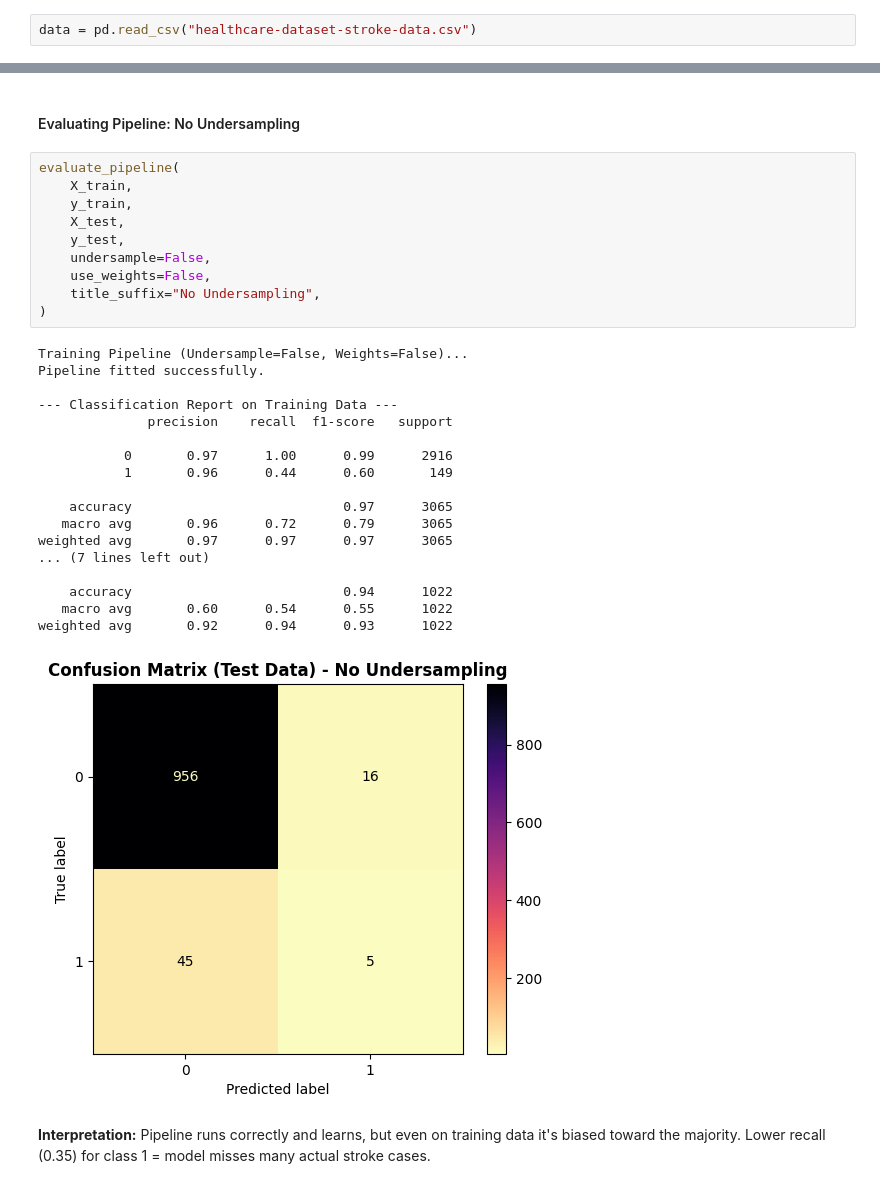
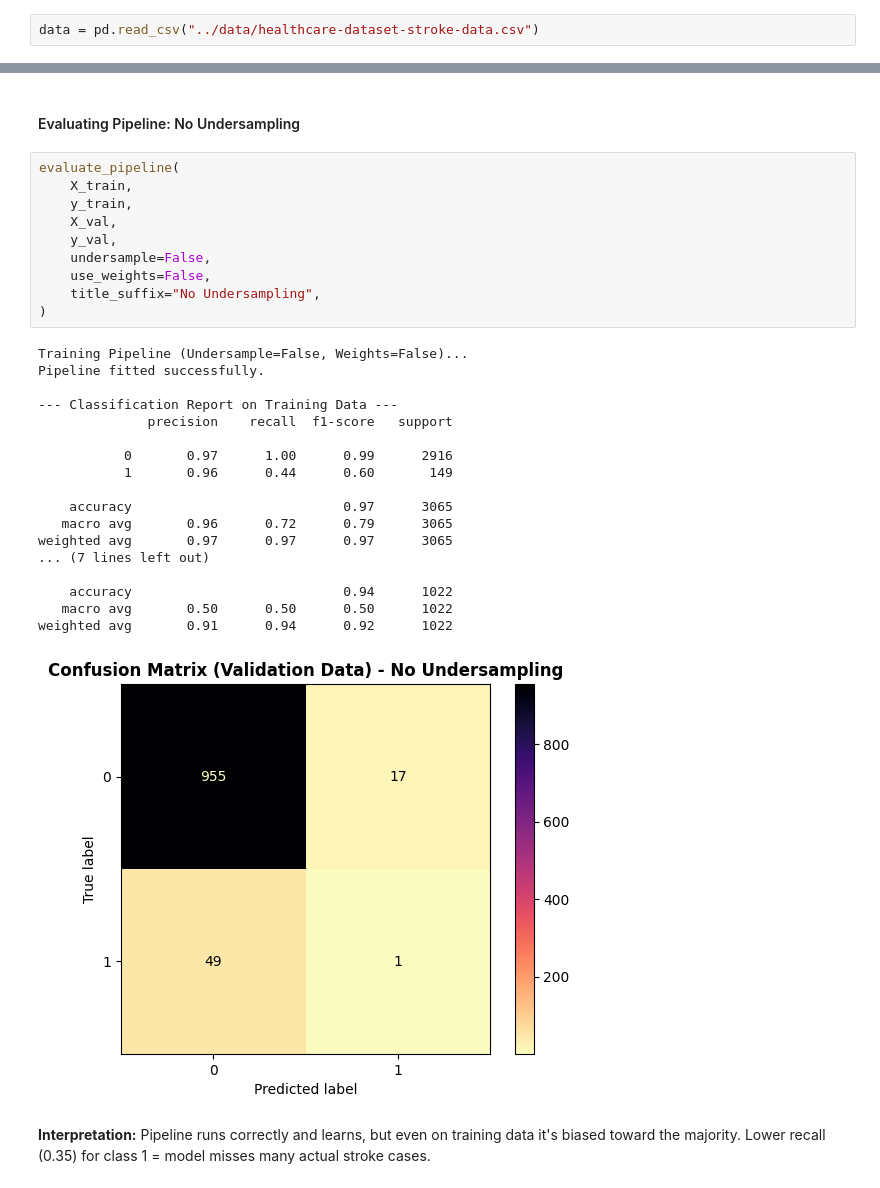
Before and after one commit to Duccard/stroke_risk_prediction, a Jupyter notebook: notebooks/stroke_prediction_model.ipynb, the cells around one changed output, grey strips where cells are left out. Cells and saved outputs as stored; diff of their text form.

```diff
--- a/notebooks/stroke_prediction_model.ipynb
+++ b/notebooks/stroke_prediction_model.ipynb
@@ -204,7 +208,7 @@ Data source is Kaggle: https://www.kaggle.com/datasets/fedesoriano/stroke-predic
 # %% [markdown]
 Loading the data and making a copy of it:
 # %%
-data = pd.read_csv("healthcare-dataset-stroke-data.csv")
+data = pd.read_csv("../data/healthcare-dataset-stroke-data.csv")
 # %%
 df = data.copy()
 # %% [markdown]
@@ -1090,32 +1094,32 @@ This pipeline (pipeline_stroke) prepares data for stroke risk prediction:
 # %%
 evaluate_pipeline(
     X_train,
     y_train,
-    X_test,
-    y_test,
+    X_val,
+    y_val,
     undersample=False,
     use_weights=False,
     title_suffix="No Undersampling",
 )
 # %% [output]
 Training Pipeline (Undersample=False, Weights=False)...
 Pipeline fitted successfully.
 
 --- Classification Report on Training Data ---
               precision    recall  f1-score   support
 
            0       0.97      1.00      0.99      2916
            1       0.96      0.44      0.60       149
 
     accuracy                           0.97      3065
    macro avg       0.96      0.72      0.79      3065
 weighted avg       0.97      0.97      0.97      3065
 ... (7 lines left out)
 
     accuracy                           0.94      1022
-   macro avg       0.60      0.54      0.55      1022
-weighted avg       0.92      0.94      0.93      1022
+   macro avg       0.50      0.50      0.50      1022
+weighted avg       0.91      0.94      0.92      1022
-[figure, old version]
+[figure, new version]
 # %% [markdown]
 **Interpretation:** Pipeline runs correctly and learns, but even on training data it's biased toward the majority.
 Lower recall (0.35) for class 1 = model misses many actual stroke cases.
```
Also changed, not shown: parts of 17 cells of this notebook, 3 other files.
